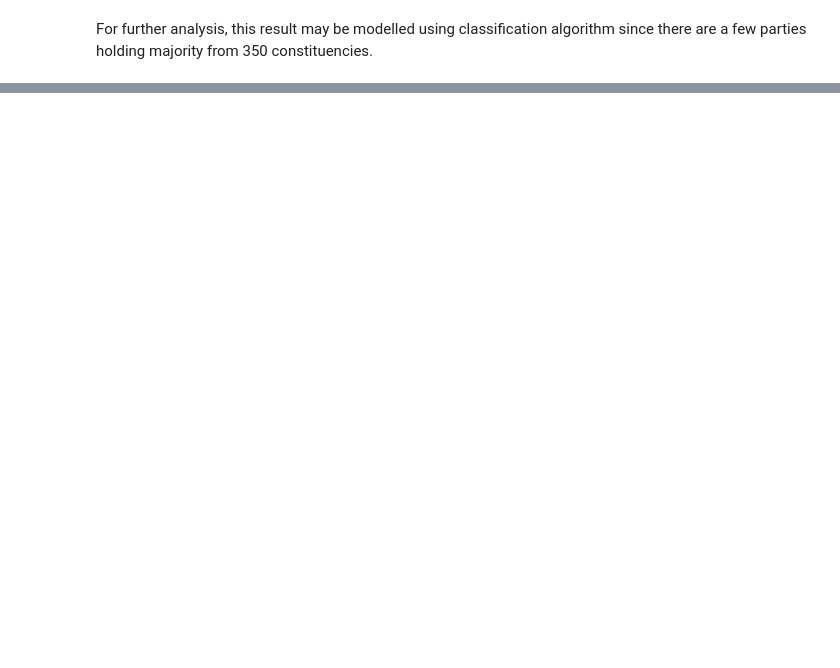
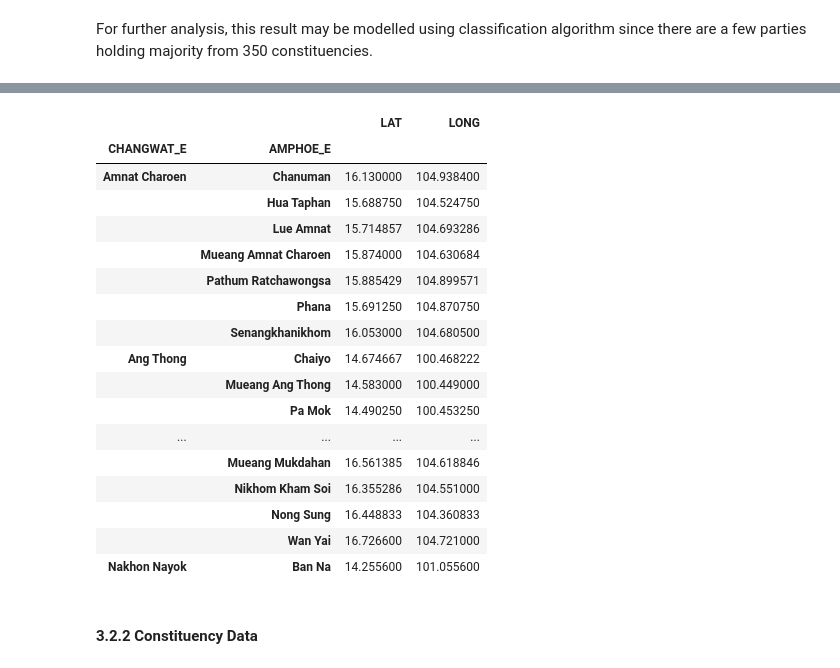
Before and after one commit to pornvutp/Coursera_Capstone, a Jupyter notebook: Capstone Project - Week 5.ipynb, the cells around one changed output, grey strips where cells are left out. Saved outputs shown, nothing was run; the diff lists cells and outputs as text; code cells hidden in the pictures; blank space fills up the shorter version.

```diff
--- a/Capstone Project - Week 5.ipynb
+++ b/Capstone Project - Week 5.ipynb
@@ -70,0 +138,10 @@ For further analysis, this result may be modelled using classification algorithm
+# %%
+# Select some useful columns
+
+df_coord = df_coord[['CHANGWAT_T','CHANGWAT_E','AMPHOE_T','AMPHOE_E','LAT','LONG']]
+
+df_coord = df_coord.replace(r'จ. ', '',regex=True)
+df_coord = df_coord.replace(r'อ. ', '',regex=True)
+df_coord = df_coord.replace(r'เขต ', '',regex=True)
+
+df_coord.head()
@@ -70,0 +175,26 @@ For further analysis, this result may be modelled using classification algorithm
+# %%
+# Group dataframe by province (CHANGWAT) and area (AMPHOE)
+
+df_coord_gr = df_coord.groupby(['CHANGWAT_E','AMPHOE_E']).mean()
+df_coord_gr.head(350)
+# %% [output]
+|  |  | LAT | LONG |
+| CHANGWAT_E | AMPHOE_E |  |  |
+| Amnat Charoen | Chanuman | 16.130000 | 104.938400 |
+|  | Hua Taphan | 15.688750 | 104.524750 |
+|  | Lue Amnat | 15.714857 | 104.693286 |
+|  | Mueang Amnat Charoen | 15.874000 | 104.630684 |
+|  | Pathum Ratchawongsa | 15.885429 | 104.899571 |
+|  | Phana | 15.691250 | 104.870750 |
+|  | Senangkhanikhom | 16.053000 | 104.680500 |
+| Ang Thong | Chaiyo | 14.674667 | 100.468222 |
+|  | Mueang Ang Thong | 14.583000 | 100.449000 |
+|  | Pa Mok | 14.490250 | 100.453250 |
+| ... | ... | ... | ... |
+|  | Mueang Mukdahan | 16.561385 | 104.618846 |
+|  | Nikhom Kham Soi | 16.355286 | 104.551000 |
+|  | Nong Sung | 16.448833 | 104.360833 |
+|  | Wan Yai | 16.726600 | 104.721000 |
+| Nakhon Nayok | Ban Na | 14.255600 | 101.055600 |
+# %% [markdown]
+#### 3.2.2 Constituency Data
```
Also changed, not shown: parts of 35 cells of this notebook.
